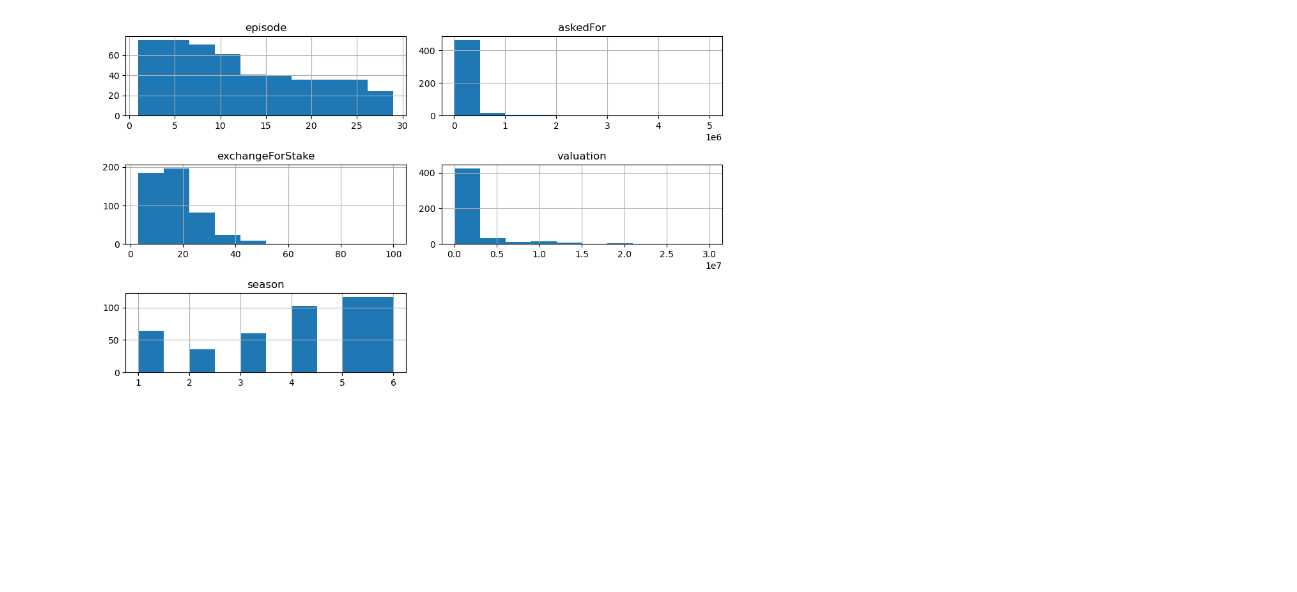
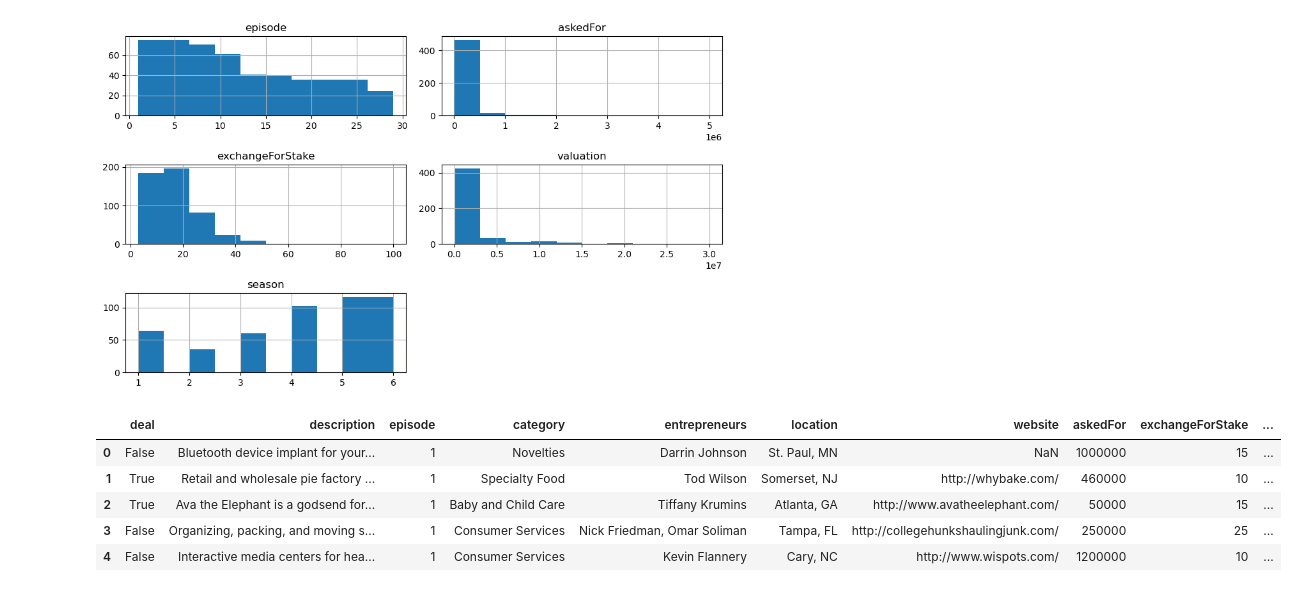
Before and after one commit to SaadNasir92/Shark_Tank_Deals_Analysis, a Jupyter notebook: eda.ipynb, the cells around one changed output. Saved outputs shown, nothing was run; the diff lists cells and outputs as text; code cells hidden in the pictures; blank space fills up the shorter version.

```diff
--- a/eda.ipynb
+++ b/eda.ipynb
@@ -175,8 +178,8 @@ df[['episode', 'season', 'episode-season']]
 495 rows × 3 columns
 # %%
 #  - Episode/season column imported as a date time, will use as a key in the database so need to transform column/mutate to non-date time
-df['season_episode'] = df.apply(lambda x: f"{x['season']}-{x['episode']}", axis=1)
-df['season_episode'].value_counts()
+df1['season_episode'] = df1.apply(lambda x: f"{x['season']}-{x['episode']}", axis=1)
+df1['season_episode'].value_counts()
 # %% [output]
 season_episode
 1-1     5
@@ -193,8 +196,8 @@ season_episode
 Name: count, Length: 122, dtype: int64
 # %%
 # Drop the column we dont need it as we made a transformed version under season_episode.
-df.drop(['episode-season'], axis=1, inplace=True)
-df.columns
+df1.drop(['episode-season'], axis=1, inplace=True)
+df1.columns
 # %% [output]
 Index(['deal', 'description', 'episode', 'category', 'entrepreneurs',
        'location', 'website', 'askedFor', 'exchangeForStake', 'valuation',
@@ -208,3 +211,12 @@ plt.tight_layout()
 plt.show()
 # %% [output]
 [figure]
+# %%
+df1.head()
+# %% [output]
+|  | deal | description | episode | category | entrepreneurs | location | website | askedFor | exchangeForStake | ... |
+| 0 | False | Bluetooth device implant for your... | 1 | Novelties | Darrin Johnson | St. Paul, MN | NaN | 1000000 | 15 | ... |
+| 1 | True | Retail and wholesale pie factory ... | 1 | Specialty Food | Tod Wilson | Somerset, NJ | http://whybake.com/ | 460000 | 10 | ... |
+| 2 | True | Ava the Elephant is a godsend for... | 1 | Baby and Child Care | Tiffany Krumins | Atlanta, GA | http://www.avatheelephant.com/ | 50000 | 15 | ... |
+| 3 | False | Organizing, packing, and moving s... | 1 | Consumer Services | Nick Friedman, Omar Soliman | Tampa, FL | http://collegehunkshaulingjunk.com/ | 250000 | 25 | ... |
+| 4 | False | Interactive media centers for hea... | 1 | Consumer Services | Kevin Flannery | Cary, NC | http://www.wispots.com/ | 1200000 | 10 | ... |
```
Also changed, not shown: parts of 15 cells of this notebook, 3 other files.
